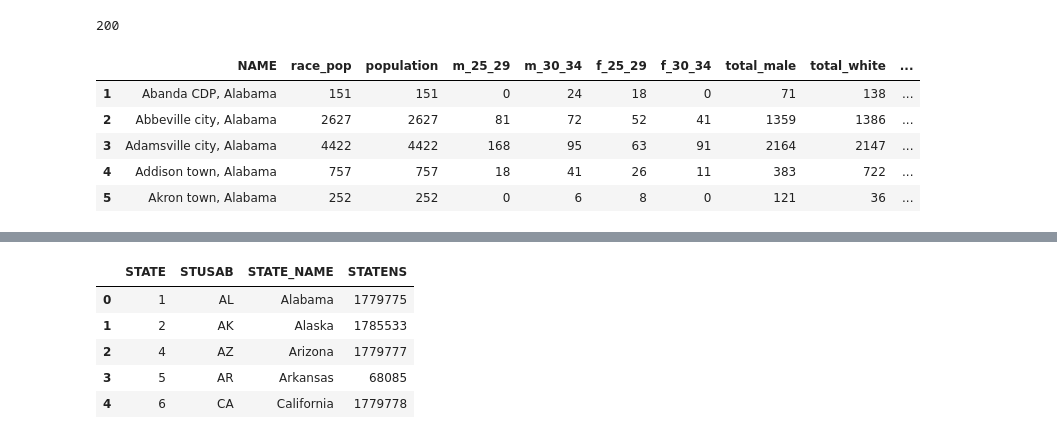
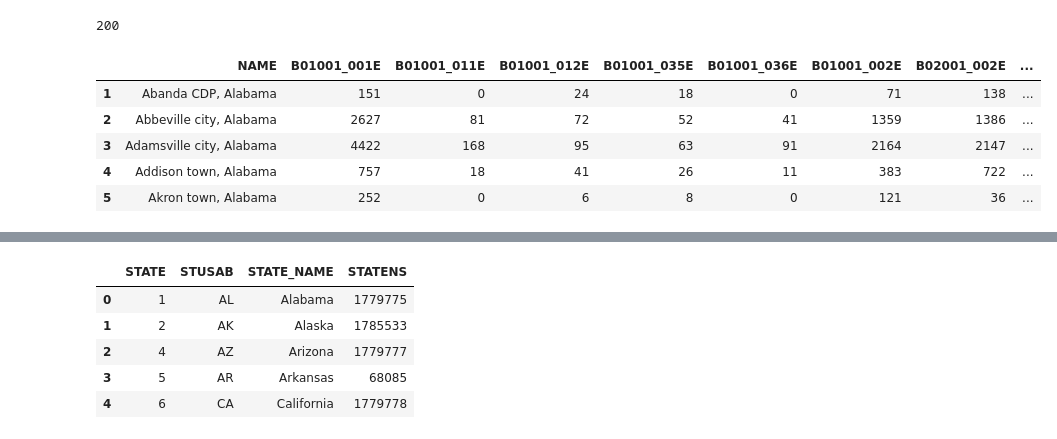
Before and after one commit to alenastern/Sunlight_FOIA, a Jupyter notebook: src/data/Census_Data.ipynb, the cells around one changed output, grey strips where cells are left out. Cells and saved outputs as stored; diff of their text form; code cells hidden in the pictures.

Commit message:
data cleaning and exploratory analysis

```diff
--- a/src/data/Census_Data.ipynb
+++ b/src/data/Census_Data.ipynb
@@ -21,13 +23,15 @@ acs_results_2016.status_code
 200
 # %%
 data = acs_results_2016.text
-total_df = pd.read_json(data)
+city_df = pd.read_json(data)
+city_df.columns = city_df.iloc[0]
+city_df.drop([0], inplace = True)
 # %%
-total_df.head()
+city_df.head()
 # %% [output]
-|  | NAME | race_pop | population | m_25_29 | m_30_34 | f_25_29 | f_30_34 | total_male | total_white | ... |
-| 1 | Abanda CDP, Alabama | 151 | 151 | 0 | 24 | 18 | 0 | 71 | 138 | ... |
-| 2 | Abbeville city, Alabama | 2627 | 2627 | 81 | 72 | 52 | 41 | 1359 | 1386 | ... |
-| 3 | Adamsville city, Alabama | 4422 | 4422 | 168 | 95 | 63 | 91 | 2164 | 2147 | ... |
-| 4 | Addison town, Alabama | 757 | 757 | 18 | 41 | 26 | 11 | 383 | 722 | ... |
-| 5 | Akron town, Alabama | 252 | 252 | 0 | 6 | 8 | 0 | 121 | 36 | ... |
+|  | NAME | B01001_001E | B01001_011E | B01001_012E | B01001_035E | B01001_036E | B01001_002E | B02001_002E | ... |
+| 1 | Abanda CDP, Alabama | 151 | 0 | 24 | 18 | 0 | 71 | 138 | ... |
+| 2 | Abbeville city, Alabama | 2627 | 81 | 72 | 52 | 41 | 1359 | 1386 | ... |
+| 3 | Adamsville city, Alabama | 4422 | 168 | 95 | 63 | 91 | 2164 | 2147 | ... |
+| 4 | Addison town, Alabama | 757 | 18 | 41 | 26 | 11 | 383 | 722 | ... |
+| 5 | Akron town, Alabama | 252 | 0 | 6 | 8 | 0 | 121 | 36 | ... |
```
Also changed, not shown: parts of 10 cells of this notebook, 1 other file.
